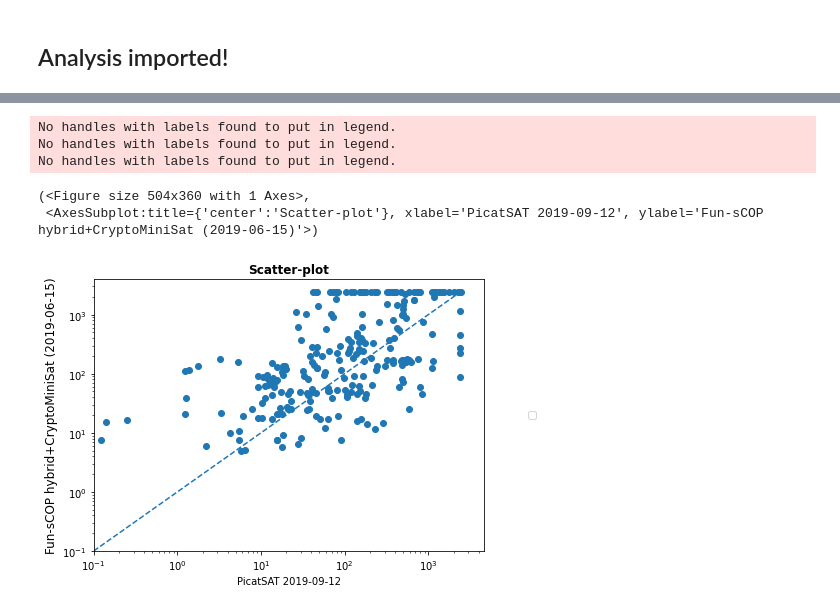
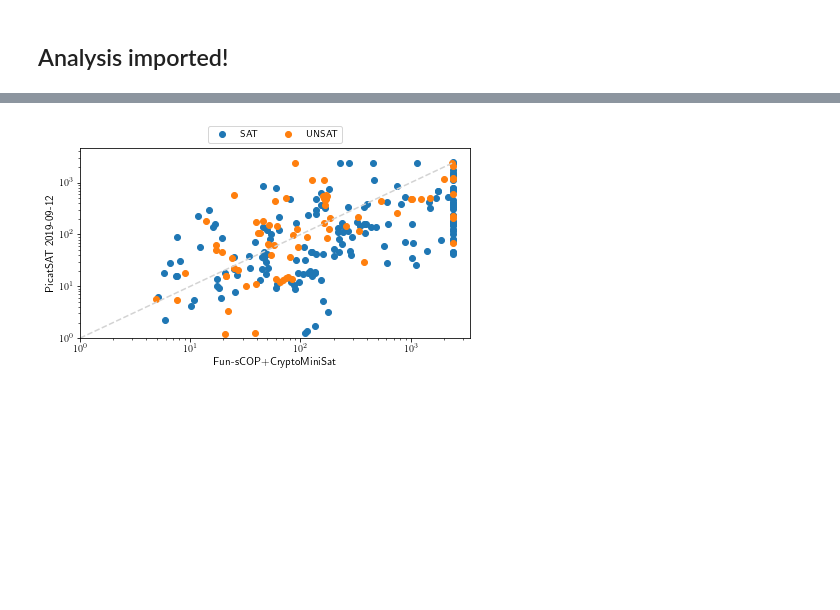
Before and after one commit to crillab/metrics, a Jupyter notebook: example/xcsp-19/figures_from_analysis.ipynb, the cells around one changed output, grey strips where cells are left out. Drawn from its saved outputs; the diff is of its cells as text; code cells hidden in the pictures; blank space fills up the shorter version.

```diff
--- a/example/xcsp-19/figures_from_analysis.ipynb
+++ b/example/xcsp-19/figures_from_analysis.ipynb
@@ -26,2 +9,16 @@ analysis.data_frame
+# %%
+analysis.experiment_wares
+
+MAP = {
+    'Fun-sCOP hybrid+CryptoMiniSat (2019-06-15)': 'Fun-sCOP+CryptoMiniSat',
+    'Fun-sCOP order+GlueMiniSat (2019-06-15)': 'Fun-sCOP+GlueMiniSat'
+}
+# %%
+
+
+analysis = analysis.add_variable(
+    'experiment_ware',
+    lambda x: MAP[x['experiment_ware']] if x['experiment_ware'] in MAP else x['experiment_ware']
+)
 # %%
 analysis.cactus_plot(
@@ -92,35 +137,29 @@ analysis.cdf_plot(
 # %%
 analysis.scatter_plot(
-            "PicatSAT 2019-09-12",
-            "Fun-sCOP hybrid+CryptoMiniSat (2019-06-15)",
-            scatter_col="cpu_time",
-            title='Scatter-plot',
-            figsize=(7, 5),
-            color_col=None,
-            logx= True,
-            logy = True,
-            x_min = 0.1,
-            y_min = 0.1,
-            x_max = None,
-            y_max = None,
-            title_font_name='DejaVu Sans',
-            title_font_size=12,
-            title_font_color='#000000',
-            title_font_weight=FontWeight.BOLD,
-            label_font_name='DejaVu Sans',
-            label_font_size=12,
-            label_font_color='#000000',
-            label_font_weight=FontWeight.NORMAL,
-            output="output/scatter.pdf",
-            legend_location=Position.RIGHT,
-            ncol_legend=1,
-            latex_writing= False,
-            dynamic = False
-    )
+        "PicatSAT 2019-09-12",
+        "Fun-sCOP+CryptoMiniSat",
+        scatter_col="cpu_time",
+        title=None,
+
+        color_col="Checked answer",
+        x_min=1,
+        x_max=None,
+        y_min=1,
+        y_max=None,
+        logx=True,
+        logy=True,
+
+        figure_size=(7, 3.5),
+
+        legend_location=Position.TOP,
+        legend_offset=(0, -.1),
+        ncol_legend=2,
+
+        title_font_name='Helvetica',
+        title_font_color='#000000',
+        latex_writing=True,
+        output="output/cactus.pdf",
+        dynamic=False
+)
 # %% [output]
-No handles with labels found to put in legend.
-No handles with labels found to put in legend.
-No handles with labels found to put in legend.
-(<Figure size 504x360 with 1 Axes>,
- <AxesSubplot:title={'center':'Scatter-plot'}, xlabel='PicatSAT 2019-09-12', ylabel='Fun-sCOP hybrid+CryptoMiniSat (2019-06-15)'>)
-[figure, old version]
+[figure, new version]
```
Also changed, not shown: parts of 8 cells of this notebook, 13 other files.
